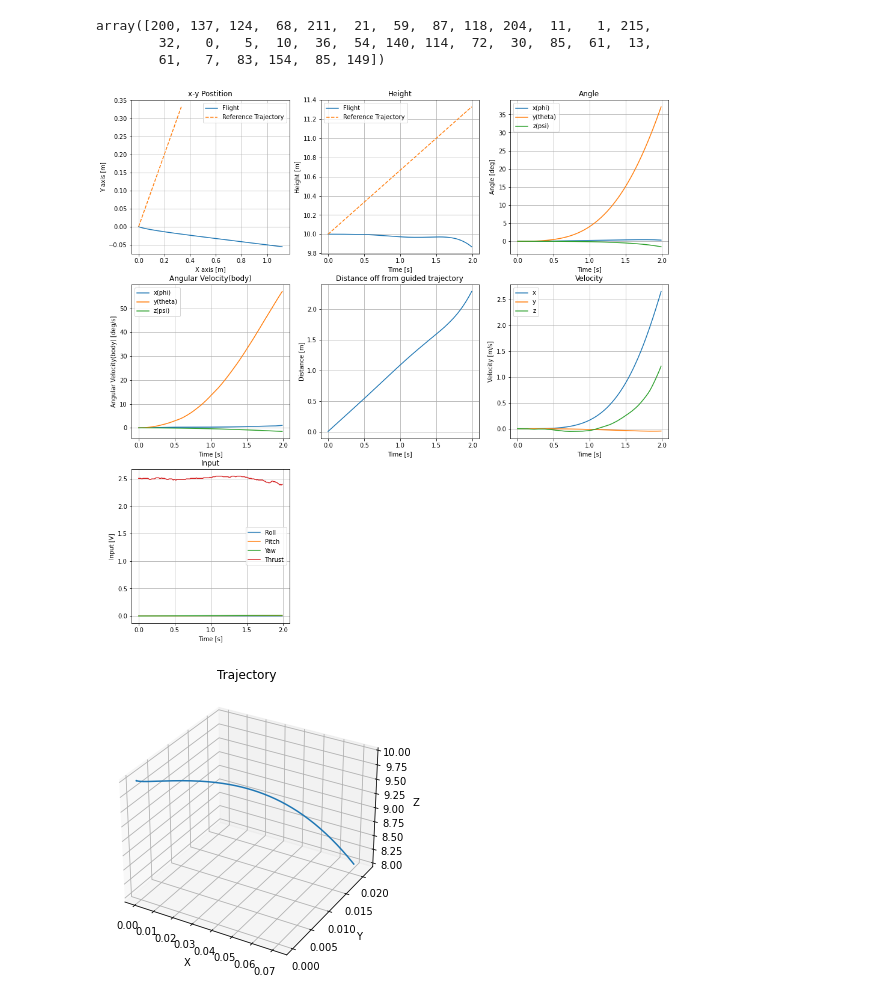
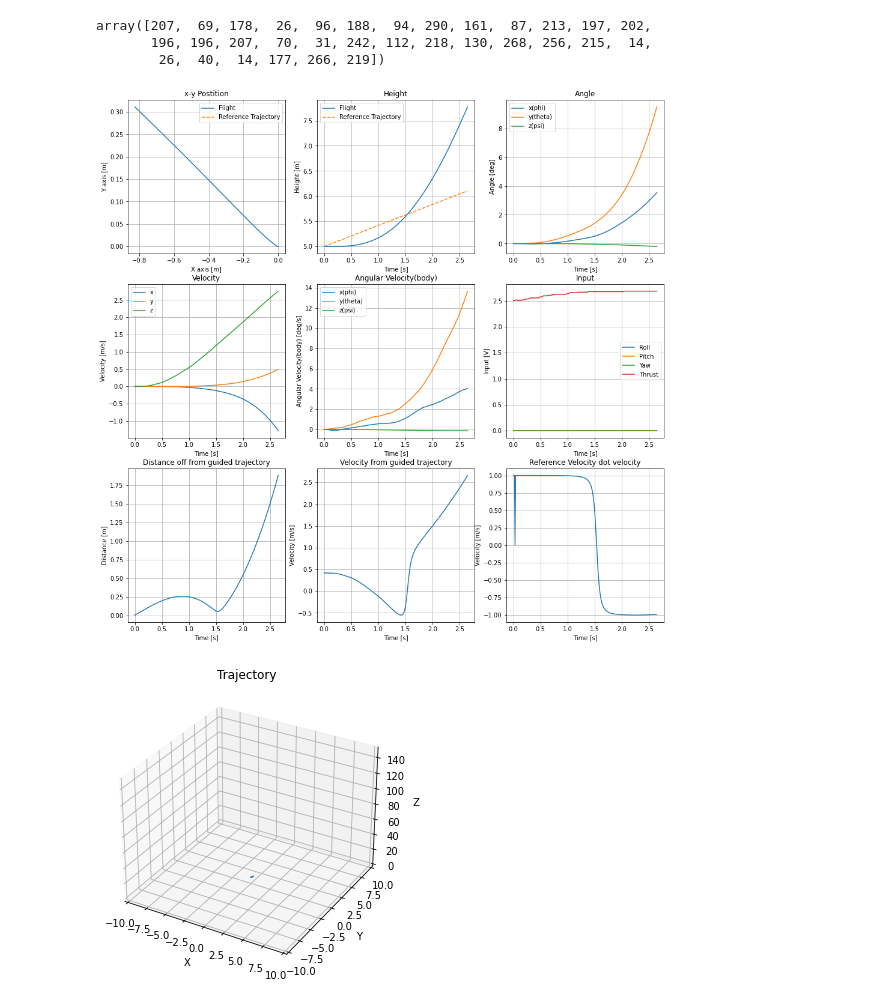
Before and after one commit to jjffkkgg/pytorch_practice, a Jupyter notebook: python/test_system/quadrotor/trained_net/data analysis.ipynb, the cells around one changed output. Drawn from its saved outputs; the diff is of its cells as text; code cells hidden in the pictures.

```diff
--- a/python/test_system/quadrotor/trained_net/data analysis.ipynb
+++ b/python/test_system/quadrotor/trained_net/data analysis.ipynb
@@ -14,6 +14,7 @@ data = flight_data['obs']
 distance = flight_data['dist']
 u_in = flight_data['input']
 step = flight_data['step']
+vel_dot = flight_data['vel_dot']
 # %%
 def update_lines(num, data, line):
         # NOTE: there is no .set_data() for 3 dim data...
@@ -22,14 +23,14 @@ def update_lines(num, data, line):
         return line
 # %%
 ref_trajectory = par.ref_trajectory
-index = 0
+index = 30
 index_step = step[index]
 t = par.time[:index_step]
 step
 # %% [output]
-array([200, 137, 124,  68, 211,  21,  59,  87, 118, 204,  11,   1, 215,
-        32,   0,   5,  10,  36,  54, 140, 114,  72,  30,  85,  61,  13,
-        61,   7,  83, 154,  85, 149])
+array([207,  69, 178,  26,  96, 188,  94, 290, 161,  87, 213, 197, 202,
+       196, 196, 207,  70,  31, 242, 112, 218, 130, 268, 256, 215,  14,
+        26,  40,  14, 177, 266, 219])
 # %%
 fig2 = plt.figure(num = 2, figsize=(16,16))
 ax1 = fig2.add_subplot(3, 3, 1)
@@ -60,51 +61,66 @@ plt.plot(t,data[index,:index_step,6]*180/np.pi,
             t,data[index,:index_step,8]*180/np.pi)
 plt.title('Angle')
 plt.xlabel('Time [s]')
 plt.ylabel('Angle [deg]')
 plt.legend(['x(phi)','y(theta)','z(psi)'])
 plt.grid()
 
 ax4 = fig2.add_subplot(3, 3, 4)
+plt.plot(t, data[index,:index_step,3],
+            t, data[index,:index_step,4],
+            t, data[index,:index_step,5])
+plt.title('Velocity')
+plt.xlabel('Time [s]')
+plt.ylabel('Velocity [m/s]')
+plt.legend(['x','y','z'])
+plt.grid()
+
+ax5 = fig2.add_subplot(3, 3, 5)
 plt.plot(t, data[index,:index_step,0]*180/np.pi,
             t, data[index,:index_step,1]*180/np.pi,
             t, data[index,:index_step,2]*180/np.pi)
 plt.title('Angular Velocity(body)')
 plt.xlabel('Time [s]')
 plt.ylabel('Angular Velocity(body) [deg/s]')
 plt.legend(['x(phi)','y(theta)','z(psi)'])
 plt.grid()
 
-ax5 = fig2.add_subplot(3, 3, 5)
-plt.plot(t,distance[index,:index_step])
-plt.title('Distance off from guided trajectory')
-plt.xlabel('Time [s]')
-plt.ylabel('Distance [m]')
-plt.grid()
-
 ax6 = fig2.add_subplot(3, 3, 6)
-plt.plot(t, data[index,:index_step,3],
-            t, data[index,:index_step,4],
-            t, data[index,:index_step,5])
-plt.title('Velocity')
-plt.xlabel('Time [s]')
-plt.ylabel('Velocity [m/s]')
-plt.legend(['x','y','z'])
-plt.grid()
-
-ax7 = fig2.add_subplot(3, 3, 7)
 plt.plot(t, u_in[index,:index_step,0],
             t, u_in[index,:index_step,1],
             t, u_in[index,:index_step,2],
             t, u_in[index,:index_step,3])
 plt.xlabel('Time [s]')
 plt.ylabel('Input [V]')
 plt.title('Input')
 plt.legend(['Roll','Pitch','Yaw','Thrust'])
 plt.grid()
 
+ax7 = fig2.add_subplot(3, 3, 7)
+plt.plot(t,distance[index,:index_step])
+plt.title('Distance off from guided trajectory')
+plt.xlabel('Time [s]')
+plt.ylabel('Distance [m]')
+plt.grid()
+
+ax8 = fig2.add_subplot(3, 3, 8)
+distance_dot = (distance[index,:index_step] - np.hstack((np.zeros(1), distance[index,:index_step-1])))/par.DELTA_T
+plt.plot(t,distance_dot)
+plt.title('Velocity from guided trajectory')
+plt.xlabel('Time [s]')
+plt.ylabel('Velocity [m/s]')
+plt.grid()
+
+ax8 = fig2.add_subplot(3, 3, 9)
+plt.plot(t, vel_dot[index,:index_step])
+plt.xlabel('Time [s]')
+plt.ylabel('Velocity [m/s]')
+plt.title('Reference Velocity dot velocity')
+plt.grid()
+
 fig2.savefig('./flight_data.png')
 # %% [output]
-[figure, old version]
+[figure, new version]
 # %%
 # Attaching 3D axis to the figure
 fig1 = plt.figure(num = 1, figsize=(plt.figaspect(1)))
@@ -118,9 +134,9 @@ data_plot = np.array([x,y,z])
 line = ax.plot(x, y, z)[0]
 
 # Setting the axes properties
-# ax.set_xlim3d([-50, 50])
-# ax.set_ylim3d([-50, 50])
-# ax.set_zlim3d([0, 100])
+ax.set_xlim3d([-10, 10])
+ax.set_ylim3d([-10, 10])
+ax.set_zlim3d([0, 150])
 
 ax.set_ylabel('Y')
 ax.set_xlabel('X')
@@ -135,4 +151,4 @@ line_ani.save('./flight.gif', writer='pillow', fps=60)
 
 plt.show()
 # %% [output]
-[figure, old version]
+[figure, new version]
```
Also changed, not shown: 13 other files.
